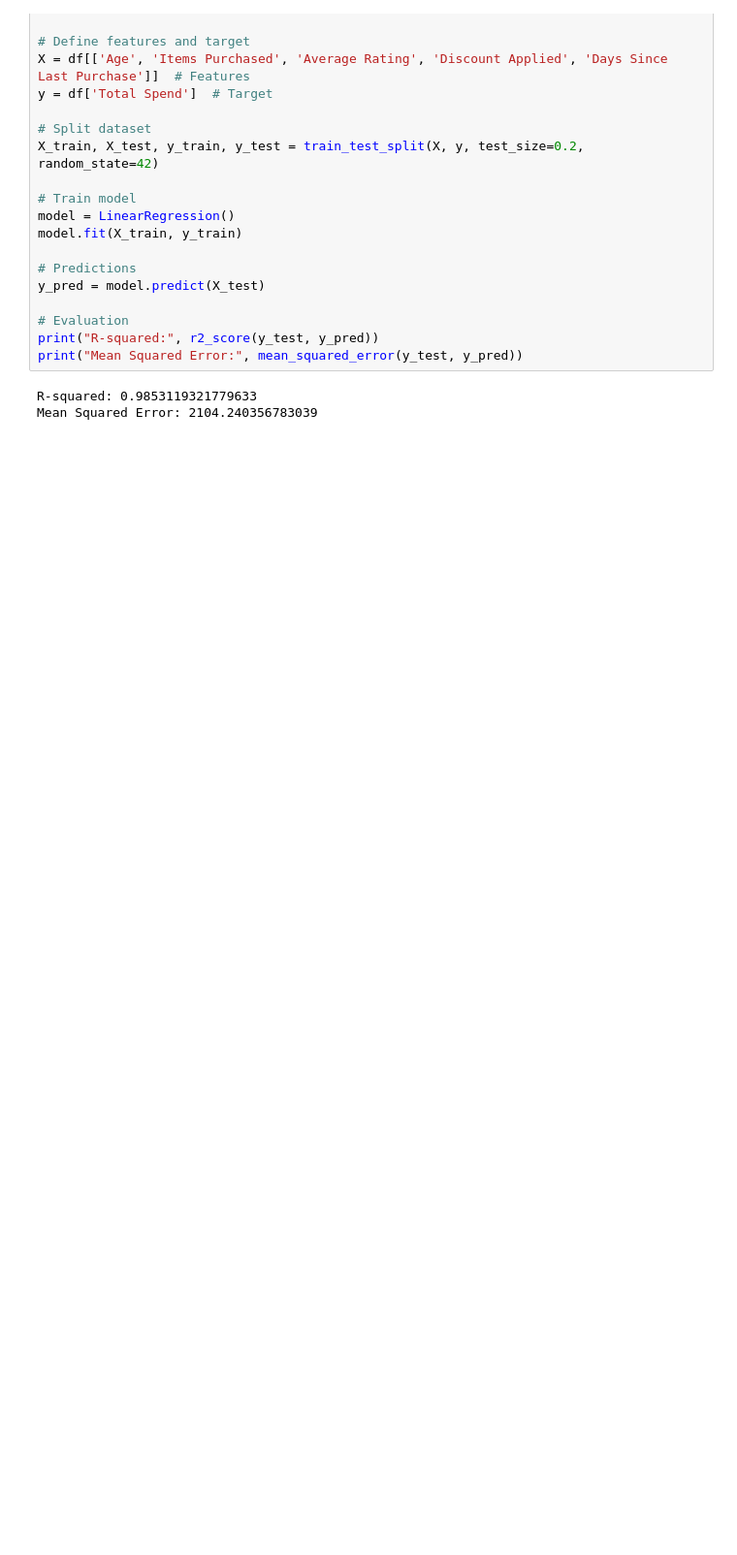
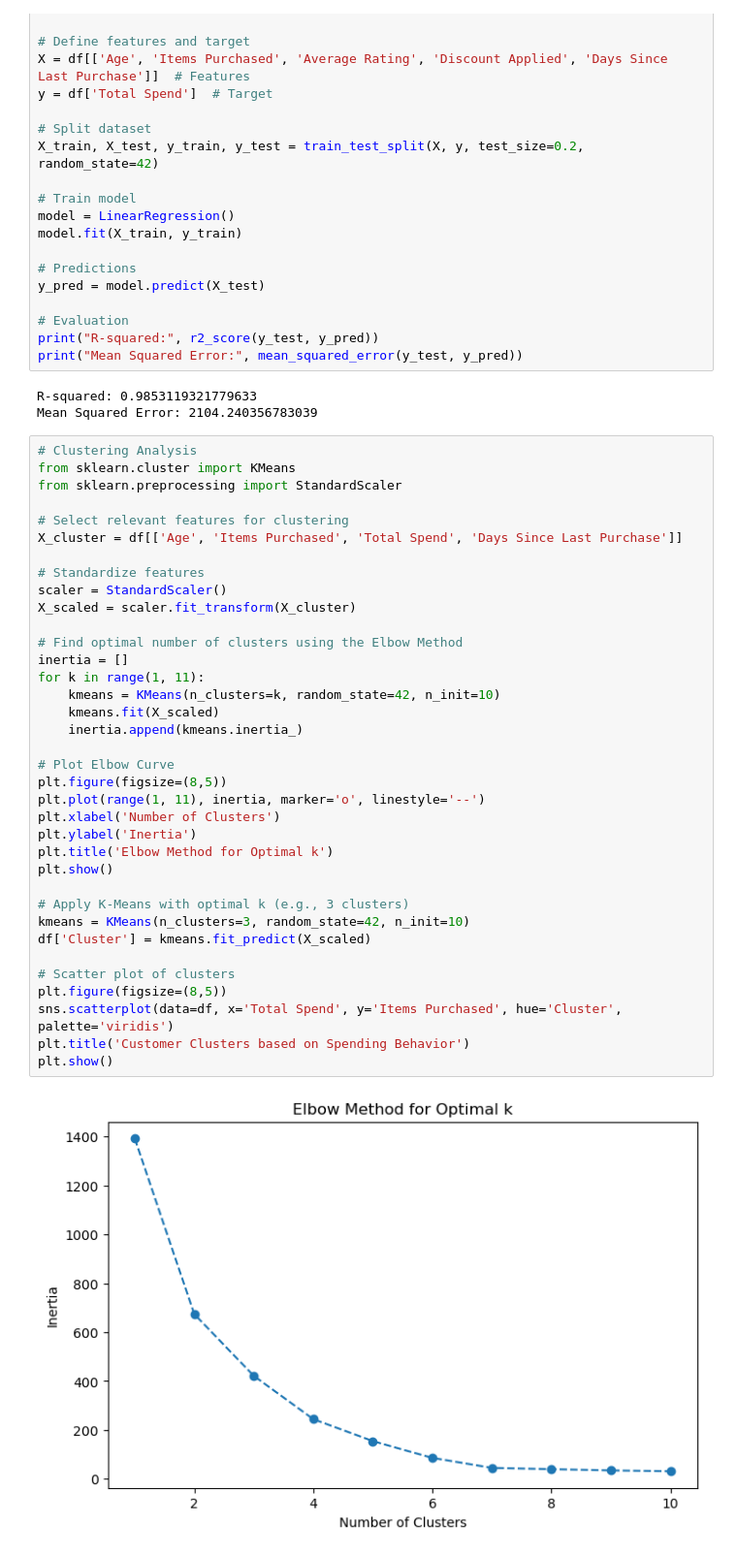
Before and after one commit to Rashi990/IS4116_BIS_Assignment, a Jupyter notebook: notebooks/data_analysis.ipynb, the cells around one changed output. Shown at 97% size. Saved outputs shown, nothing was run; the diff lists cells and outputs as text; blank space fills up the shorter version.

Commit message:
Clustering Analysis

```diff
--- a/notebooks/data_analysis.ipynb
+++ b/notebooks/data_analysis.ipynb
@@ -225,3 +225,41 @@ print("Mean Squared Error:", mean_squared_error(y_test, y_pred))
 # %% [output]
 R-squared: 0.9853119321779633
 Mean Squared Error: 2104.240356783039
+# %%
+# Clustering Analysis
+from sklearn.cluster import KMeans
+from sklearn.preprocessing import StandardScaler
+
+# Select relevant features for clustering
+X_cluster = df[['Age', 'Items Purchased', 'Total Spend', 'Days Since Last Purchase']]
+
+# Standardize features
+scaler = StandardScaler()
+X_scaled = scaler.fit_transform(X_cluster)
+
+# Find optimal number of clusters using the Elbow Method
+inertia = []
+for k in range(1, 11):
+    kmeans = KMeans(n_clusters=k, random_state=42, n_init=10)
+    kmeans.fit(X_scaled)
+    inertia.append(kmeans.inertia_)
+
+# Plot Elbow Curve
+plt.figure(figsize=(8,5))
+plt.plot(range(1, 11), inertia, marker='o', linestyle='--')
+plt.xlabel('Number of Clusters')
+plt.ylabel('Inertia')
+plt.title('Elbow Method for Optimal k')
+plt.show()
+
+# Apply K-Means with optimal k (e.g., 3 clusters)
+kmeans = KMeans(n_clusters=3, random_state=42, n_init=10)
+df['Cluster'] = kmeans.fit_predict(X_scaled)
+
+# Scatter plot of clusters
+plt.figure(figsize=(8,5))
+sns.scatterplot(data=df, x='Total Spend', y='Items Purchased', hue='Cluster', palette='viridis')
+plt.title('Customer Clusters based on Spending Behavior')
+plt.show()
+# %% [output]
+[figure, added]
```
Also changed, not shown: parts of 4 cells of this notebook.
